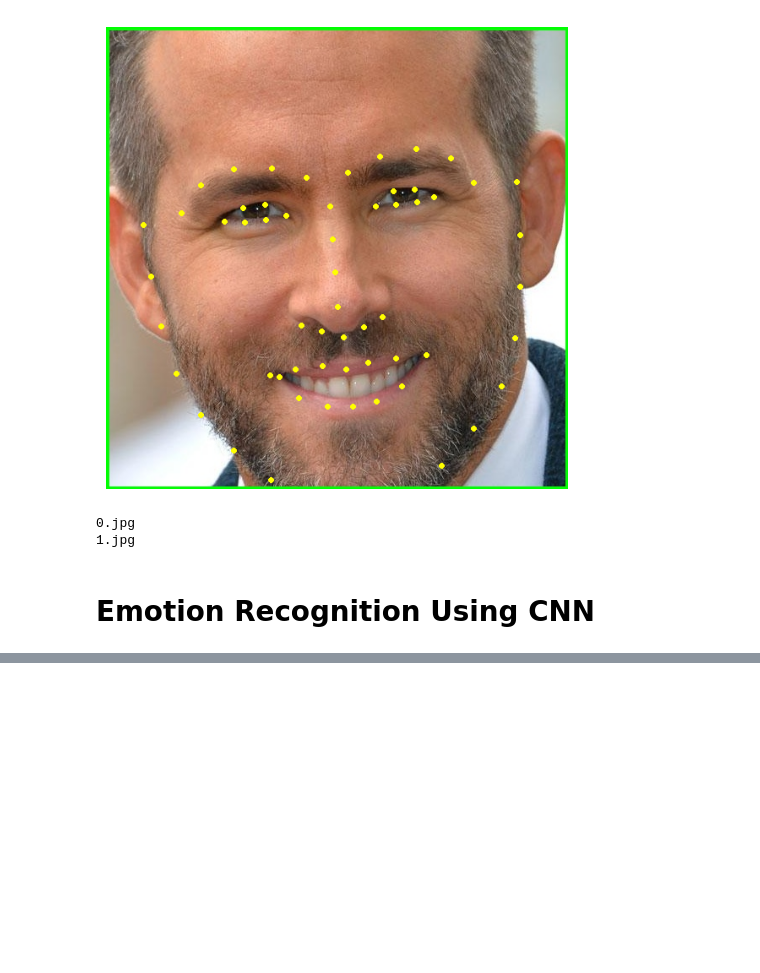
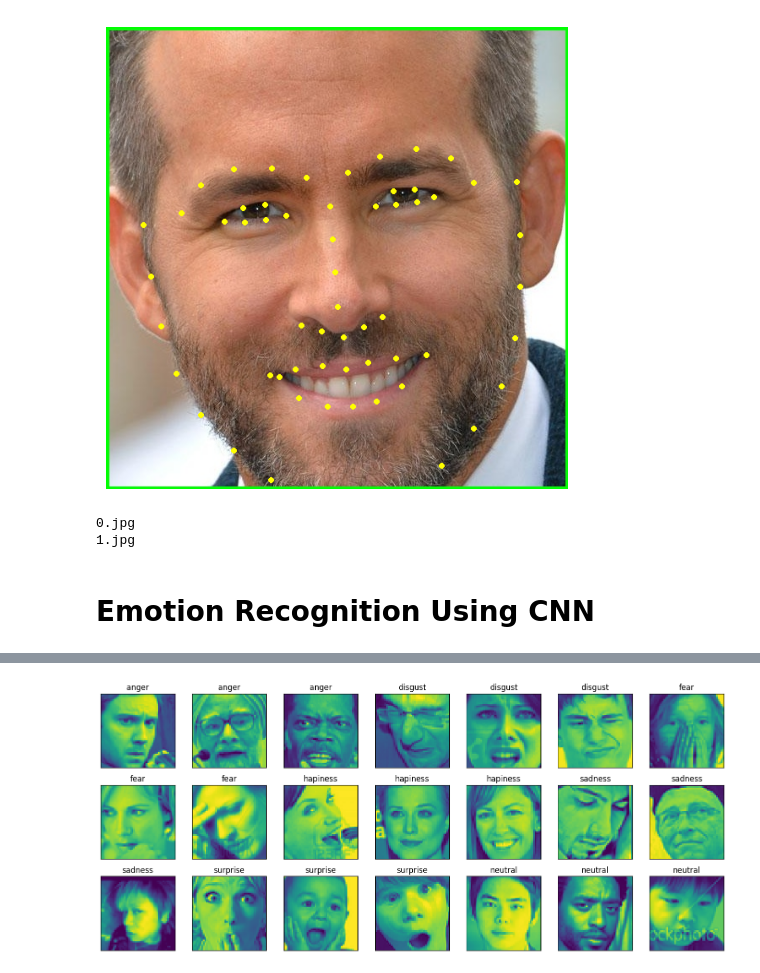
Before and after one commit to harshp1509/Facial-emotion-recognition-system-, a Jupyter notebook: Facial emotion recognition system.ipynb, the cells around one changed output, grey strips where cells are left out. Saved outputs shown, nothing was run; the diff lists cells and outputs as text; code cells hidden in the pictures; blank space fills up the shorter version.

```diff
--- a/Facial emotion recognition system.ipynb
+++ b/Facial emotion recognition system.ipynb
@@ -267,0 +330,2 @@ for x in face_list:
+# %%
+label_to_text={0:"anger",1:"disgust",2:"fear",3:"hapiness",4:"sadness",5:"surprise",6:"neutral"}
@@ -267,0 +337,16 @@ for x in face_list:
+# %%
+fig=pyplot.figure(1,(14,14))
+k=0
+for label in sorted(data.emotion.unique()):
+    for j in range(3):
+        px=data[data.emotion==label].pixels.iloc[k]
+        px=np.array(px.split(' ')).reshape(48,48).astype('float32')
+        k+=1
+        ax=pyplot.subplot(7,7,k)
+        ax.imshow(px)
+        ax.set_xticks([])
+        ax.set_yticks([])
+        ax.set_title(label_to_text[label])
+        pyplot.tight_layout()
+# %% [output]
+[figure, added]
```
Also changed, not shown: parts of 18 cells of this notebook.
